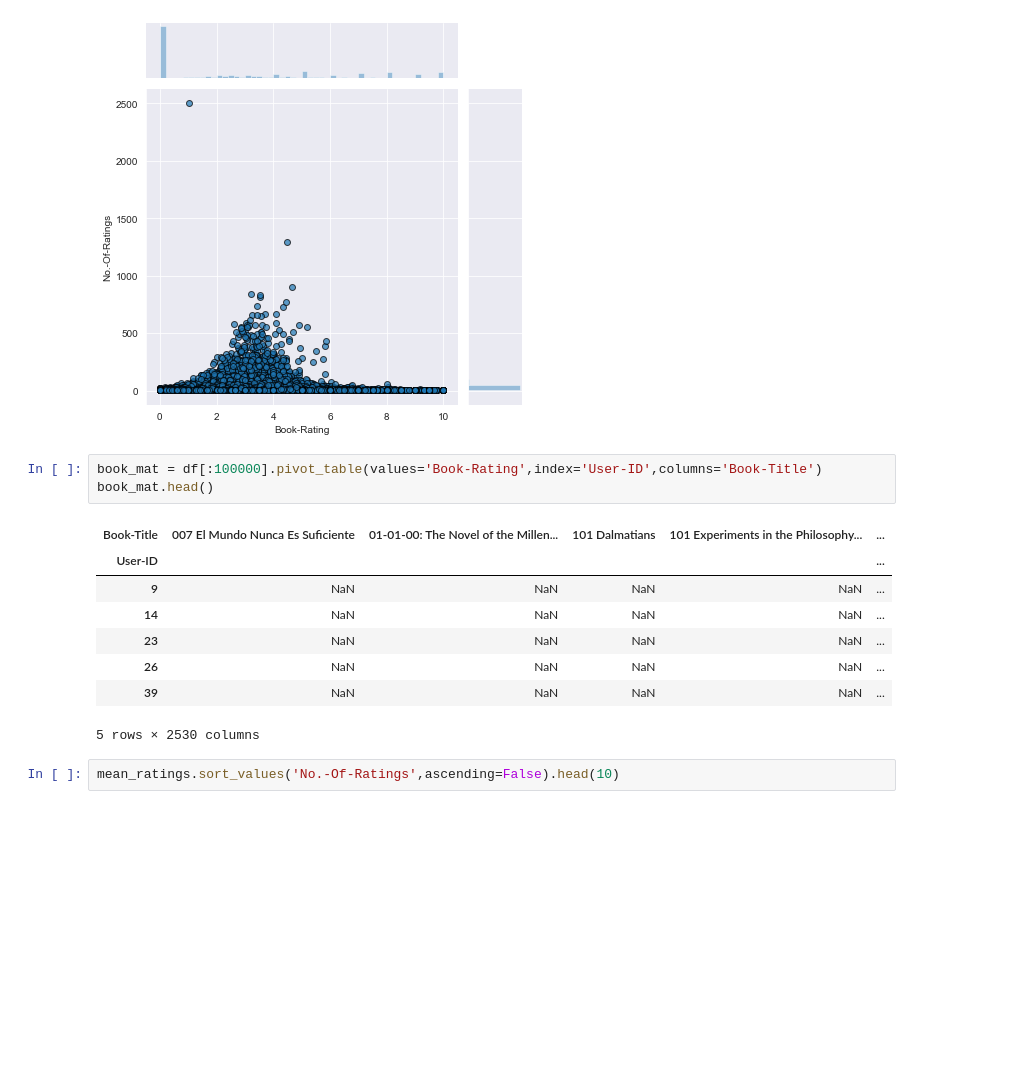
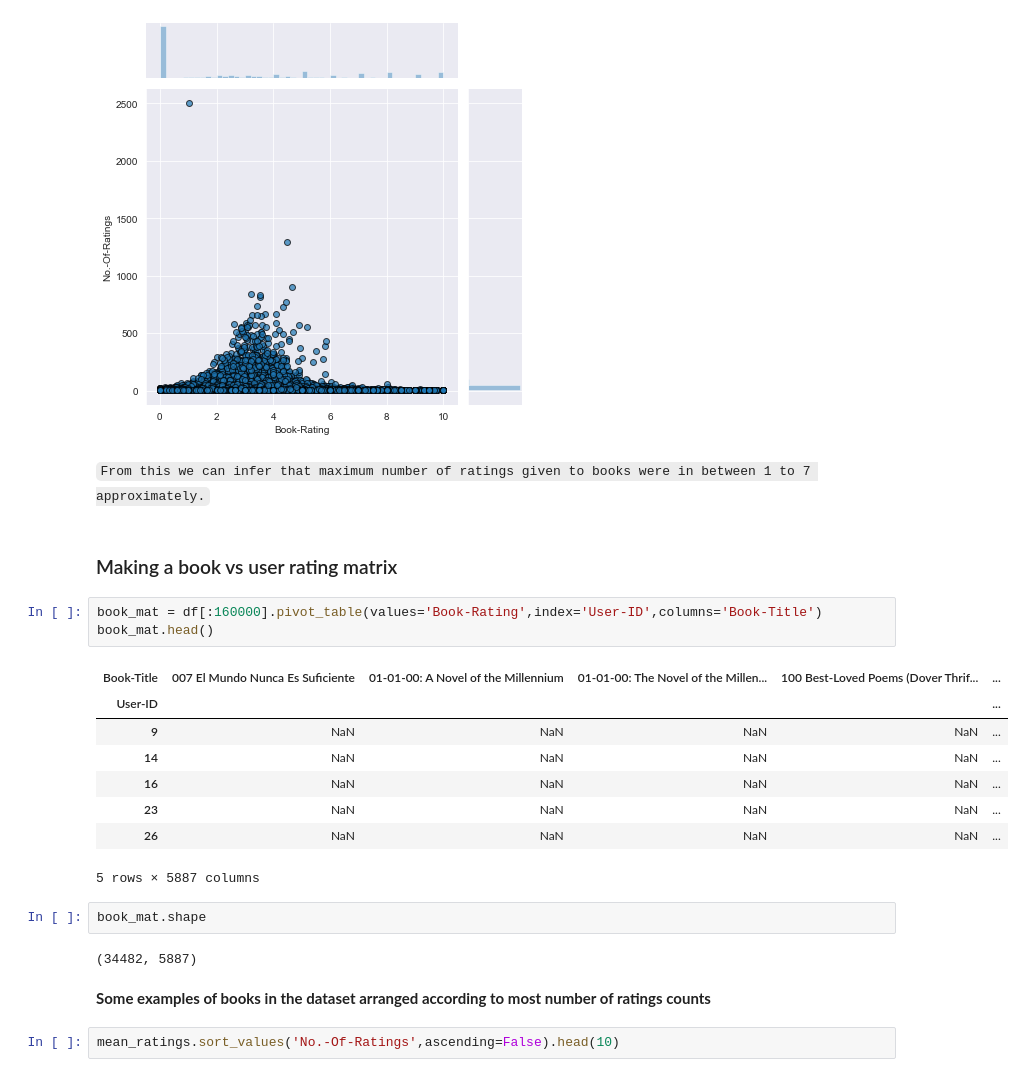
Before and after one commit to sarveshggn/books-recommender, a Jupyter notebook: Books-Recommender.ipynb, the cells around one changed output. Saved outputs shown, nothing was run; the diff lists cells and outputs as text; blank space fills up the shorter version.

```diff
--- a/Books-Recommender.ipynb
+++ b/Books-Recommender.ipynb
@@ -236,18 +271,28 @@ sns.jointplot(x='Book-Rating',y='No.-Of-Ratings',data=mean_ratings,alpha=0.7,edg
 # %% [output]
 <seaborn.axisgrid.JointGrid at 0x...>
 [figure]
+# %% [markdown]
+`From this we can infer that maximum number of ratings given to books were in between 1 to 7 approximately.`
+# %% [markdown]
+### Making a book vs user rating matrix
 # %%
-book_mat = df[:100000].pivot_table(values='Book-Rating',index='User-ID',columns='Book-Title')
+book_mat = df[:160000].pivot_table(values='Book-Rating',index='User-ID',columns='Book-Title')
 book_mat.head()
 # %% [output]
-| Book-Title | 007 El Mundo Nunca Es Suficiente | 01-01-00: The Novel of the Millen... | 101 Dalmatians | 101 Experiments in the Philosophy... | ... |
+| Book-Title | 007 El Mundo Nunca Es Suficiente | 01-01-00: A Novel of the Millennium | 01-01-00: The Novel of the Millen... | 100 Best-Loved Poems (Dover Thrif... | ... |
 | User-ID |  |  |  |  | ... |
 | 9 | NaN | NaN | NaN | NaN | ... |
 | 14 | NaN | NaN | NaN | NaN | ... |
+| 16 | NaN | NaN | NaN | NaN | ... |
 | 23 | NaN | NaN | NaN | NaN | ... |
 | 26 | NaN | NaN | NaN | NaN | ... |
-| 39 | NaN | NaN | NaN | NaN | ... |
-5 rows × 2530 columns
+5 rows × 5887 columns
+# %%
+book_mat.shape
+# %% [output]
+(34482, 5887)
+# %% [markdown]
+**Some examples of books in the dataset arranged according to most number of ratings counts**
 # %%
 mean_ratings.sort_values('No.-Of-Ratings',ascending=False).head(10)
 # %% [output]
```
Also changed, not shown: parts of 22 cells of this notebook.
